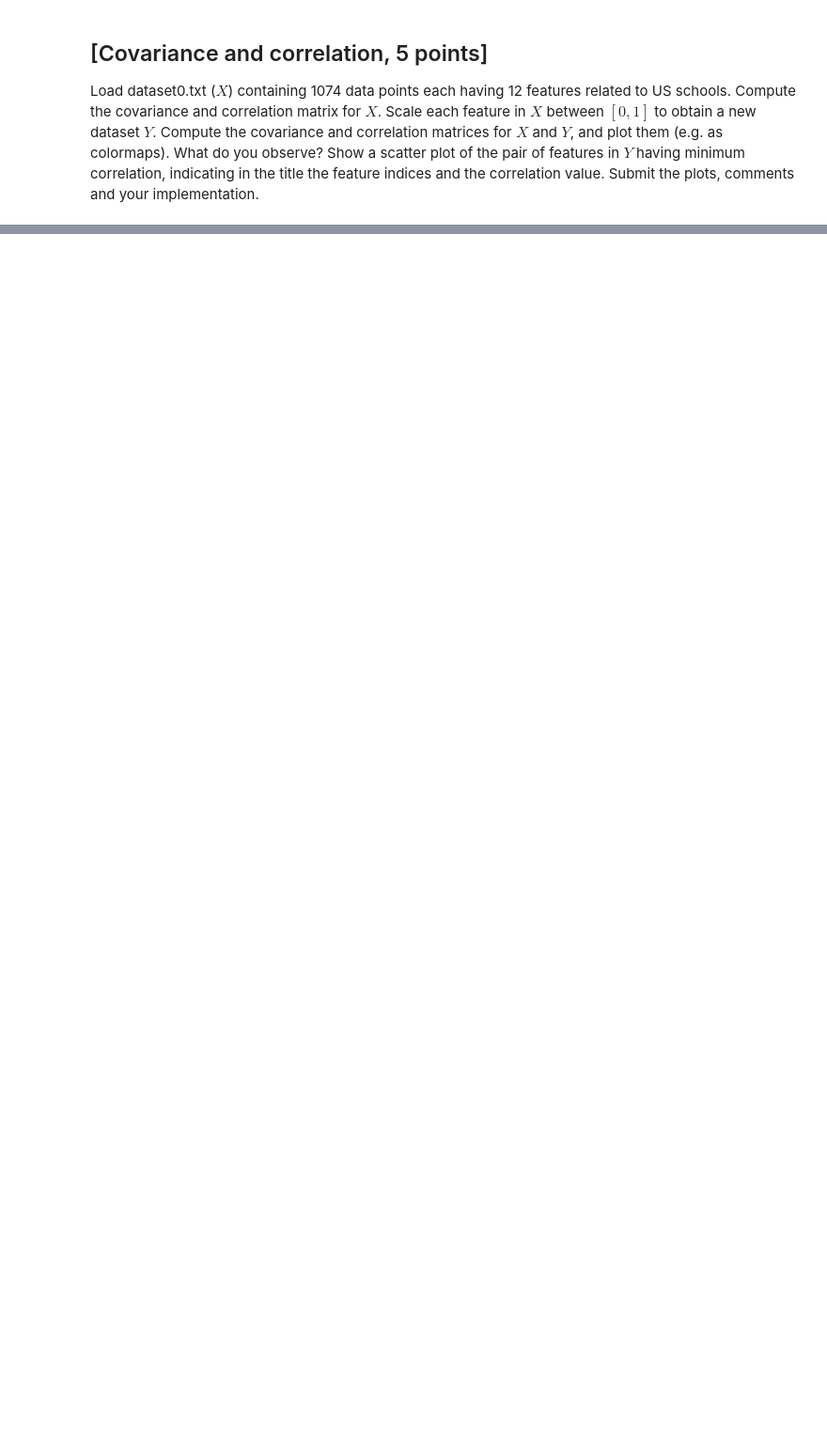
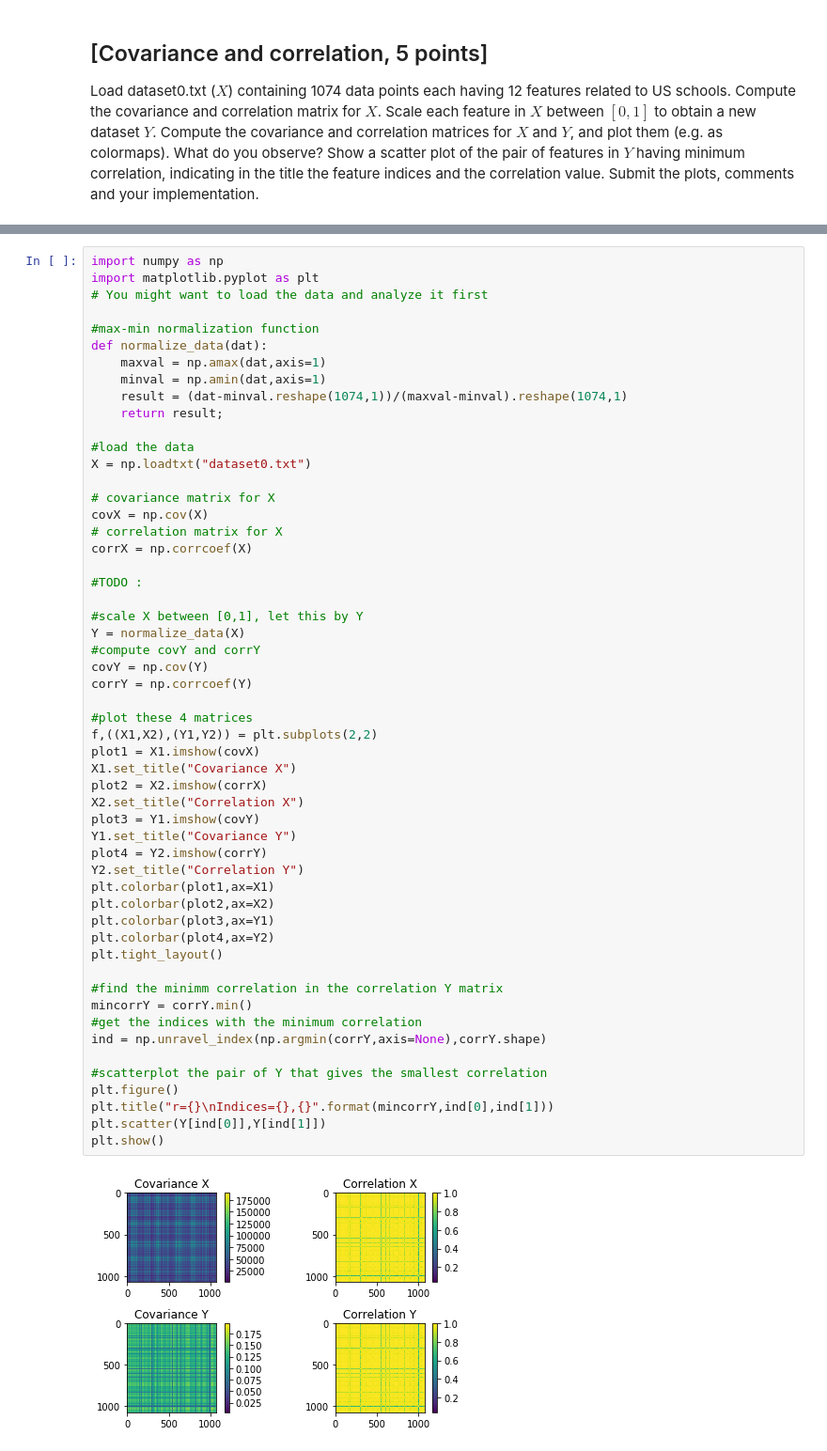
Before and after one commit to InfiniteWorm/MLAssignments, a Jupyter notebook: hw0.ipynb, the cells around one changed output, grey strips where cells are left out. Shown: that part at 94% size. Drawn from its saved outputs; the diff is of its cells as text; blank space fills up the shorter version.

```diff
--- a/hw0.ipynb
+++ b/hw0.ipynb
@@ -151,0 +150,56 @@ corrX = np.corrcoef(data)
+# %%
+import numpy as np
+import matplotlib.pyplot as plt
+# You might want to load the data and analyze it first
+
+#max-min normalization function
+def normalize_data(dat):
+    maxval = np.amax(dat,axis=1)
+    minval = np.amin(dat,axis=1)
+    result = (dat-minval.reshape(1074,1))/(maxval-minval).reshape(1074,1)
+    return result;
+
+#load the data
+X = np.loadtxt("dataset0.txt")
+
+# covariance matrix for X
+covX = np.cov(X)
+# correlation matrix for X
+corrX = np.corrcoef(X)
+
+#TODO :
+
+#scale X between [0,1], let this by Y
+Y = normalize_data(X)
+#compute covY and corrY
+covY = np.cov(Y)
+corrY = np.corrcoef(Y)
+
+#plot these 4 matrices
+f,((X1,X2),(Y1,Y2)) = plt.subplots(2,2)
+plot1 = X1.imshow(covX)
+X1.set_title("Covariance X")
+plot2 = X2.imshow(corrX)
+X2.set_title("Correlation X")
+plot3 = Y1.imshow(covY)
+Y1.set_title("Covariance Y")
+plot4 = Y2.imshow(corrY)
+Y2.set_title("Correlation Y")
+plt.colorbar(plot1,ax=X1)
+plt.colorbar(plot2,ax=X2)
+plt.colorbar(plot3,ax=Y1)
+plt.colorbar(plot4,ax=Y2)
+plt.tight_layout()
+
+#find the minimm correlation in the correlation Y matrix
+mincorrY = corrY.min()
+#get the indices with the minimum correlation
+ind = np.unravel_index(np.argmin(corrY,axis=None),corrY.shape)
+
+#scatterplot the pair of Y that gives the smallest correlation
+plt.figure()
+plt.title("r={}\nIndices={},{}".format(mincorrY,ind[0],ind[1]))
+plt.scatter(Y[ind[0]],Y[ind[1]])
+plt.show()
+# %% [output]
+[figure, added]
```
Also changed, not shown: parts of 5 cells of this notebook.
